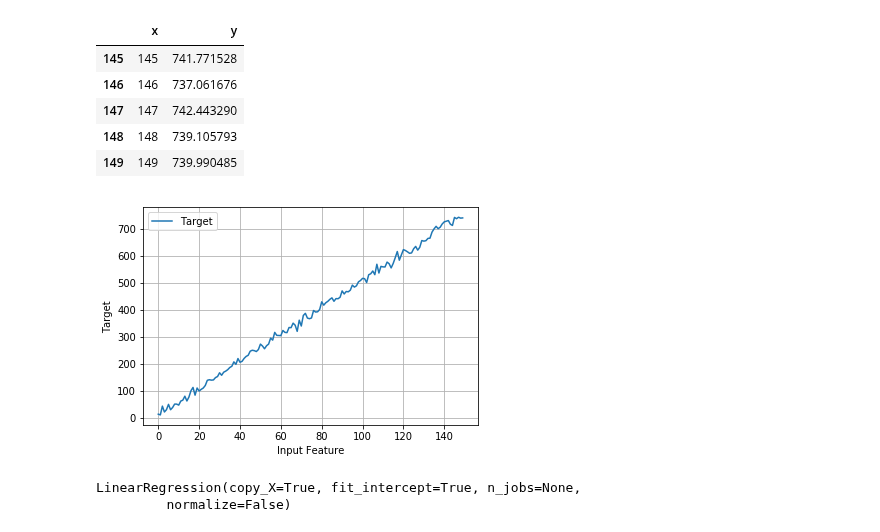
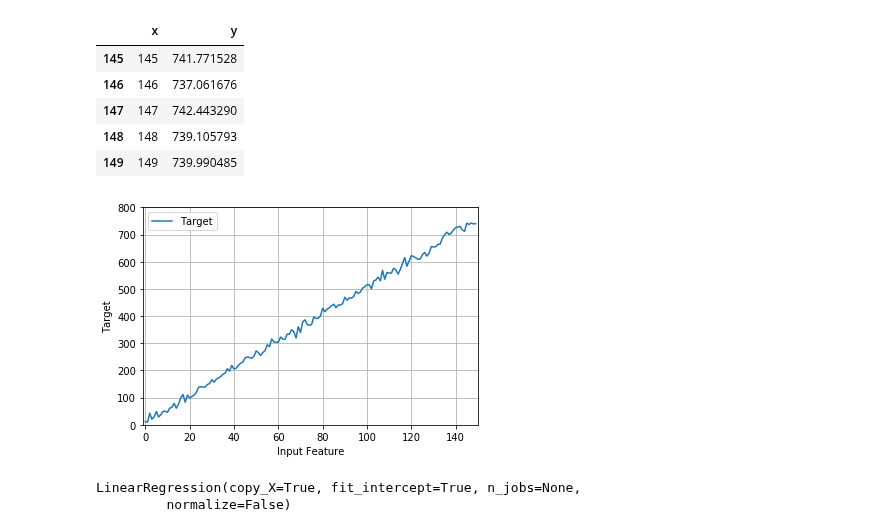
Before and after one commit to ChandraLingam/AmazonSageMakerCourse, a Jupyter notebook: GradientDescent/linear_cost_example.ipynb, the cells around one changed output. Saved outputs shown, nothing was run; the diff lists cells and outputs as text; code cells hidden in the pictures.

```diff
--- a/GradientDescent/linear_cost_example.ipynb
+++ b/GradientDescent/linear_cost_example.ipynb
@@ -59,12 +59,14 @@ df.tail()
 # %%
 plt.plot(df.x,df.y,label='Target')
 plt.grid(True)
+plt.xlim(-1,150)
+plt.ylim(0,800)
 plt.xlabel('Input Feature')
 plt.ylabel('Target')
 plt.legend()
 plt.show()
 # %% [output]
-[figure, old version]
+[figure, new version]
 # %%
 # Linear Regression
 import numpy as np
```
Also changed, not shown: 10 other files.
